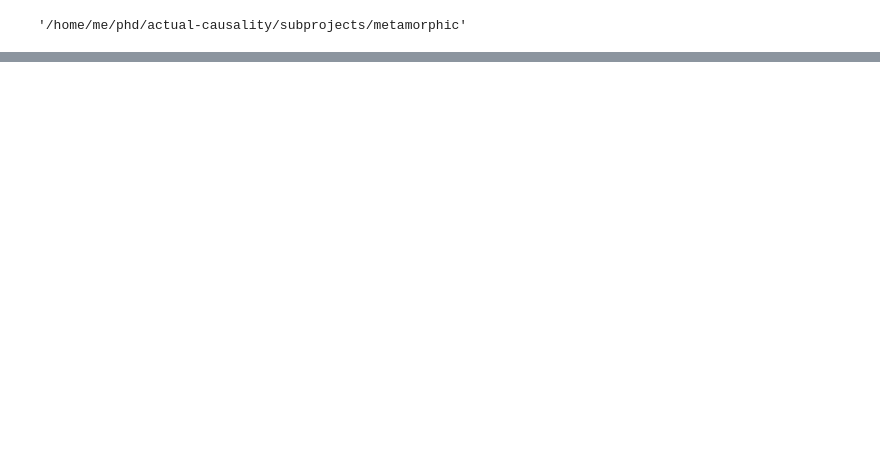
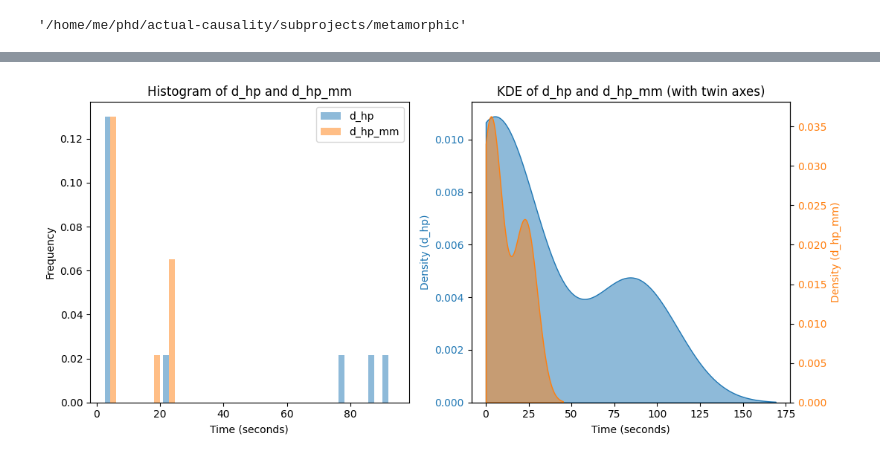
Before and after one commit to kavaryan/actual-causality, a Jupyter notebook: subprojects/metamorphic/search_formulation.ipynb, the cells around one changed output, grey strips where cells are left out. Saved outputs shown, nothing was run; the diff lists cells and outputs as text; code cells hidden in the pictures; blank space fills up the shorter version.

```diff
--- a/subprojects/metamorphic/search_formulation.ipynb
+++ b/subprojects/metamorphic/search_formulation.ipynb
@@ -109,0 +136,4 @@ KeyboardInterrupt:
+# %%
+draw_hists(results)
+# %% [output]
+[figure, added]
```
Also changed, not shown: parts of 10 cells of this notebook.
